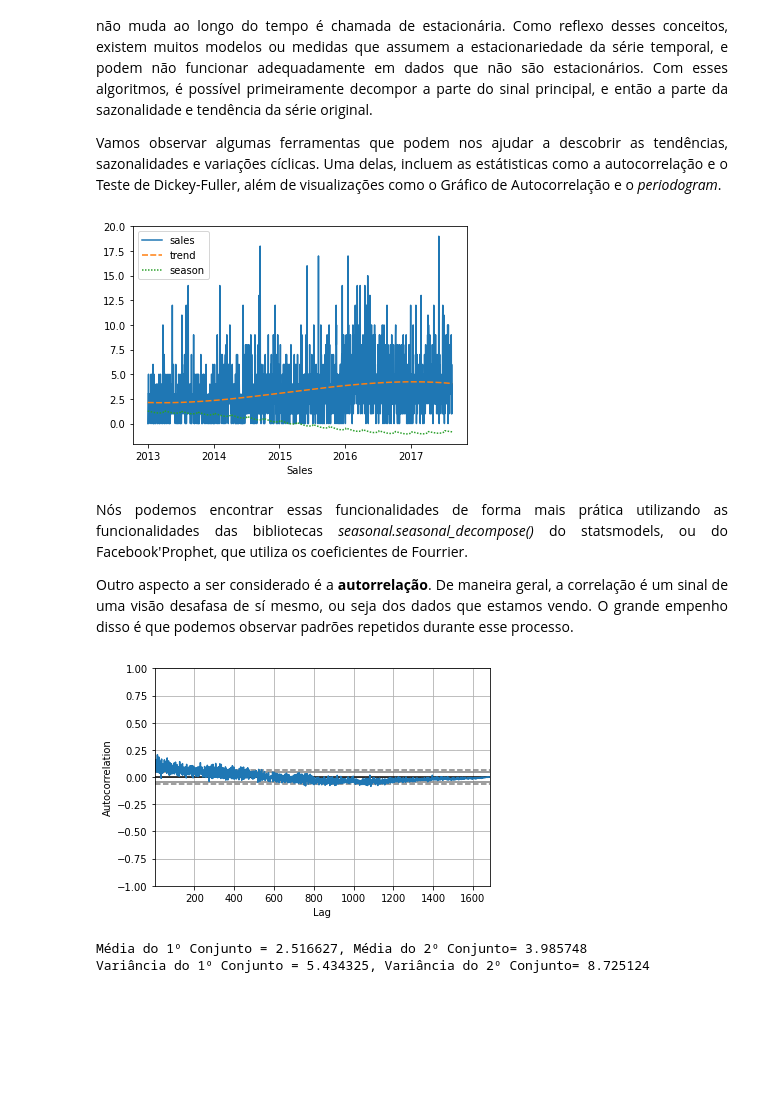
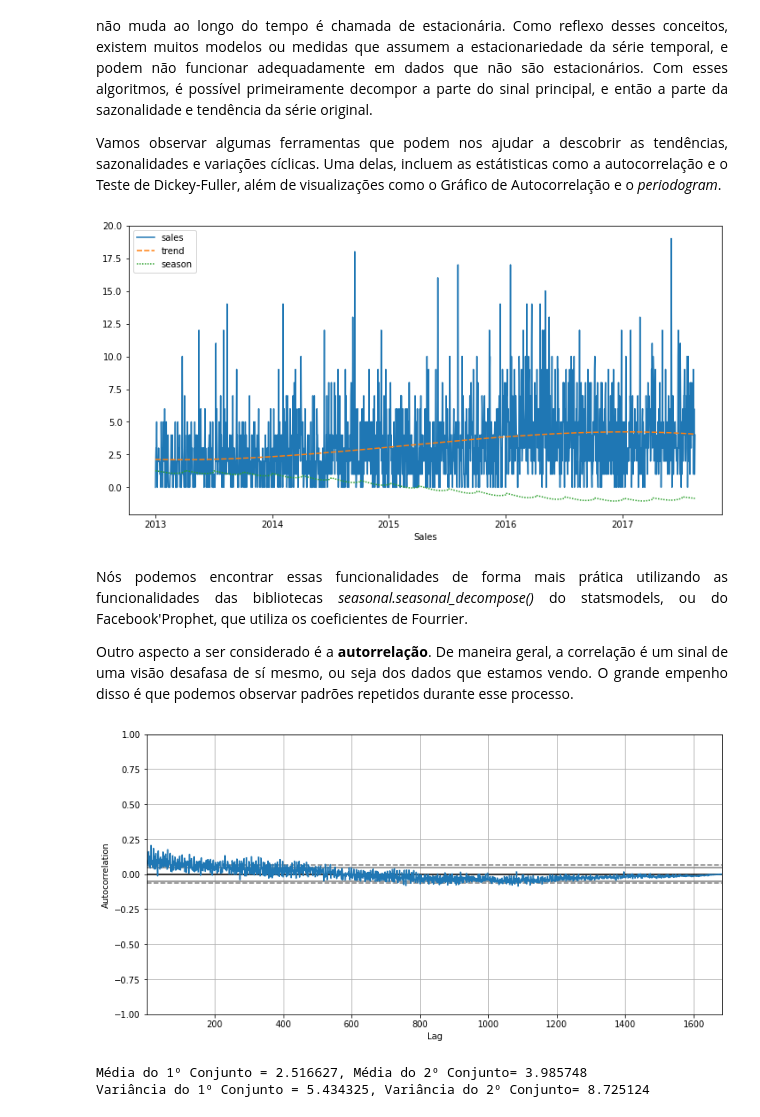
Before and after one commit to willianpina/Time_Series_Studies, a Jupyter notebook: Aspectos_Basicos_da_Analise_de_Series_Temporais.ipynb, the cells around one changed output. Saved outputs shown, nothing was run; the diff lists cells and outputs as text; code cells hidden in the pictures; blank space fills up the shorter version.

```diff
--- a/Aspectos_Basicos_da_Analise_de_Series_Temporais.ipynb
+++ b/Aspectos_Basicos_da_Analise_de_Series_Temporais.ipynb
@@ -253,19 +253,21 @@ def get_trend(s, degree=3):
 # %%
 sales['trend'] = get_trend(sales['sales'])
 sales['season'] = get_season(sales['sales']) - sales['trend']
 sns.lineplot(data=sales[['sales','trend', 'season']])
+plt.gcf().set_size_inches(12, 6)
 plt.xlabel('Sales')
 plt.show()
 # %% [output]
-[figure, old version]
+[figure, new version]
 # %% [markdown]
 <p  align='justify'>Nós podemos encontrar essas funcionalidades de forma mais prática utilizando as funcionalidades das bibliotecas <i>seasonal.seasonal_decompose()</i> do statsmodels, ou do Facebook'Prophet, que utiliza os coeficientes de Fourrier.</p>
 <p align='justify'>Outro aspecto a ser considerado é a <b>autorrelação</b>. De maneira geral, a correlação é um sinal de uma visão desafasa de sí mesmo, ou seja dos dados que estamos vendo. O grande empenho disso é que podemos observar padrões repetidos durante esse processo.</p>
 # %%
 pd.plotting.autocorrelation_plot(sales['sales'])
+plt.gcf().set_size_inches(12, 6)
 plt.show()
 # %% [output]
-[figure, old version]
+[figure, new version]
 # %%
 X = sales['sales']
 split = int(len(X)/2)
```
Also changed, not shown: parts of 5 cells of this notebook.
